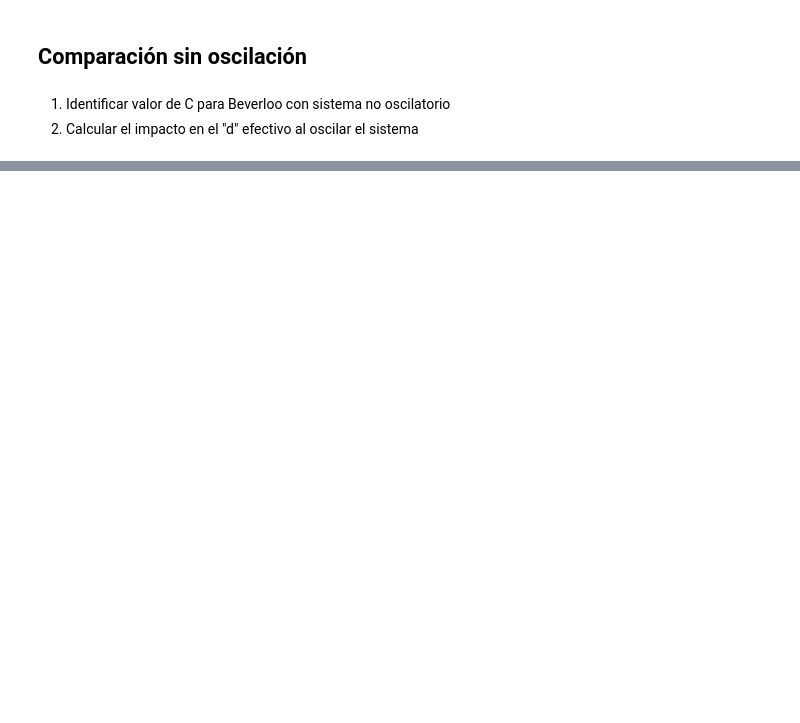
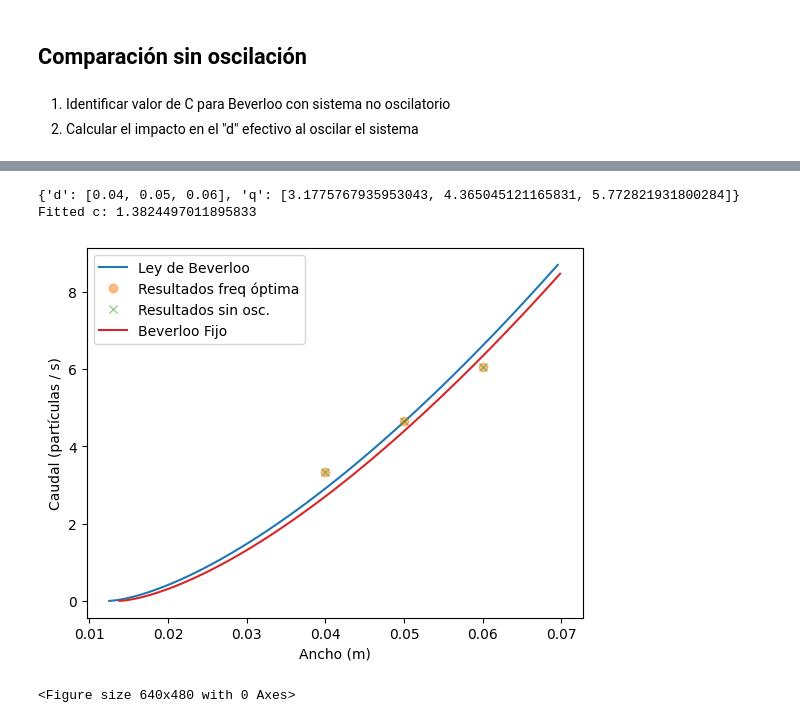
Before and after one commit to shadad00/Simulacion-de-sistemas, a Jupyter notebook: notebooks/TP5.ipynb, the cells around one changed output, grey strips where cells are left out. Drawn from its saved outputs; the diff is of its cells as text; code cells hidden in the pictures; blank space fills up the shorter version.

```diff
--- a/notebooks/TP5.ipynb
+++ b/notebooks/TP5.ipynb
@@ -232,3 +248,9 @@ plot_beverloo(points,b_opt)
 # %% [markdown]
 1. Identificar valor de C para Beverloo con sistema no oscilatorio
 2. Calcular el impacto en el "d" efectivo al oscilar el sistema
+# %%
+VOLUME_HEIGHT = 0.35 # meters
+VOLUME_WIDTH = 0.2 # meters
+PARTICLES_AMOUNT = 200
+PARTICLE_AVG_RADIUS = 0.01 # meters
+GRAVITY = 0.05 # m/s²
@@ -234,0 +341,27 @@ plot_beverloo(points,b_opt)
+# %%
+no_oscilation_data = get_caudal_df(freq=0)
+print(no_oscilation_data)
+no_oscilation_d = no_oscilation_data['d']
+no_oscilation_q = no_oscilation_data['q']
+no_oscilation_c = approximate_beverloo_c(no_oscilation_d, no_oscilation_q)
+
+print(f"Fitted c: {no_oscilation_c}")
+
+x = np.arange(no_oscilation_c * PARTICLE_AVG_RADIUS, 0.07, 0.001)
+
+beverloo = beverloo_df(x, no_oscilation_c)
+
+plot_beverloo_experiment_data_points([x for x in zip(no_oscilation_d, no_oscilation_q)], ax, "Resultados sin osc.", 'x')
+plot_beverloo_curve(beverloo, ax, "Beverloo Fijo")
+
+ax.legend()
+
+fig
+# %% [output]
+{'d': [0.04, 0.05, 0.06], 'q': [3.1775767935953043, 4.365045121165831, 5.772821931800284]}
+Fitted c: 1.3824497011895833
+[figure, added]
+# %%
+plt.clf()
+# %% [output]
+<Figure size 640x480 with 0 Axes>
```
Also changed, not shown: parts of 15 cells of this notebook, 4 other files.
